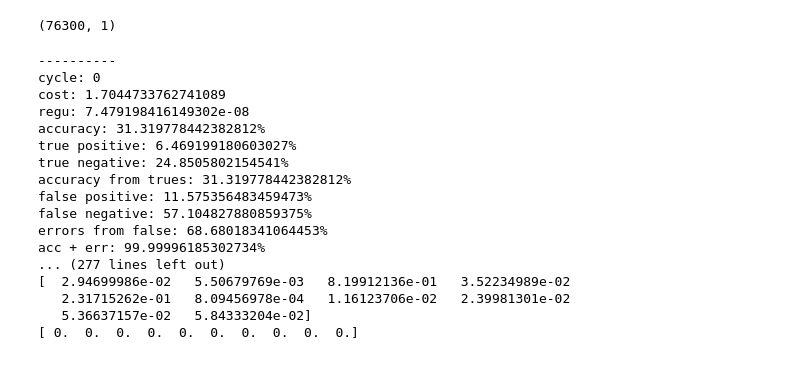
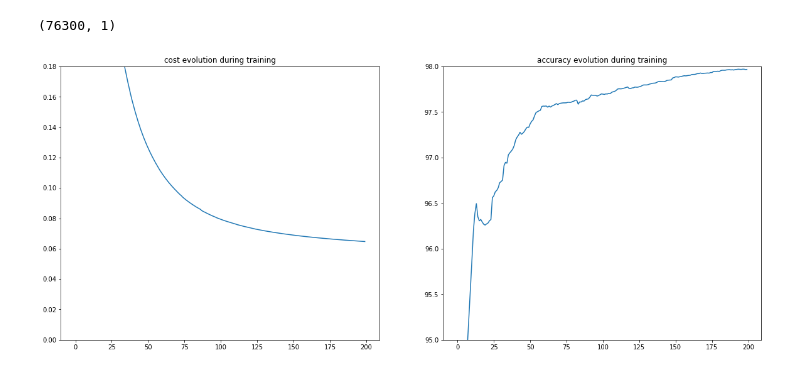
Before and after one commit to Gaasmann/sa-learner, a Jupyter notebook: sa-learner.ipynb, the cells around one changed output. Drawn from its saved outputs; the diff is of its cells as text; code cells hidden in the pictures.

Commit message:
Display basic graph on cost and accuracy evolution

```diff
--- a/sa-learner.ipynb
+++ b/sa-learner.ipynb
@@ -61,6 +64,9 @@ class SALearner:
         self.tf_h = None
         # Hyperparameters
         self.learning_rate = learning_rate
+        # Training stats
+        self.cost_data = utils.MAAcumulator(1)
+        self.accuracy_data = utils.MAAcumulator(1)
 
     def init_graph(self):
         tf.reset_default_graph()
@@ -104,9 +110,12 @@ class SALearner:
 
         self.tf_init = tf.global_variables_initializer()
 
-    def learn(self, nb_cycle, info_every_cycle):
+    def learn(self, nb_cycle, info_every_cycle, quiet=False):
         sess = tf.Session()
         sess.run(self.tf_init)
+        # reset accumulators
+        self.cost_data.reset()
+        self.accuracy_data.reset()
 
         for cycle in range(nb_cycle):
             _, cost, acc, z, data, labels, weights, bias, h, tp, tn, fp, fn, regu = sess.run([self.tf_train_step, self.tf_cost_function,
@@ -117,7 +126,11 @@ class SALearner:
                                                                               self.tf_fp, self.tf_fn,self.tf_regu],
                                 feed_dict={self.tf_data: self.dataset,
                                            self.tf_labels: self.labels})
-            if cycle % info_every_cycle == 0:
+            # data accumulation
+            self.cost_data.add(cost)
+            self.accuracy_data.add(acc)
+            if (cycle+1) % info_every_cycle == 0 and not quiet:
+                # Console printing
                 print('-' * 10)
                 print('cycle: {}'.format(cycle))
                 print('cost: {}'.format(cost))
@@ -143,22 +156,19 @@ class SALearner:
 sa_learner = SALearner(data, 30)
 # %%
 sa_learner.init_graph()
-sa_learner.learn(100000,20)
+sa_learner.learn(200,20,True)
-# %% [output]
-----------
-cycle: 0
-cost: 1.7044733762741089
-regu: 7.479198416149302e-08
-accuracy: 31.319778442382812%
-true positive: 6.469199180603027%
-true negative: 24.8505802154541%
-accuracy from trues: 31.319778442382812%
-false positive: 11.575356483459473%
-false negative: 57.104827880859375%
-errors from false: 68.68018341064453%
-acc + err: 99.99996185302734%
-... (277 lines left out)
-[  2.94699986e-02   5.50679769e-03   8.19912136e-01   3.52234989e-02
-   2.31715262e-01   8.09456978e-04   1.16123706e-02   2.39981301e-02
-   5.36637157e-02   5.84333204e-02]
-[ 0.  0.  0.  0.  0.  0.  0.  0.  0.  0.]
+# %%
+%matplotlib inline
+mpl.rcParams['figure.figsize'] = (20.0, 8.0)
+f, axarr = plt.subplots(1,2)
+# cost
+axarr[0].plot(sa_learner.cost_data.data)
+axarr[0].set_title('cost evolution during training')
+axarr[0].set_ylim(0.0,0.18)
+# accuracy
+axarr[1].plot(sa_learner.accuracy_data.data)
+axarr[1].set_title('accuracy evolution during training')
+axarr[1].set_ylim(95.0,98.0)
+plt.show()
+# %% [output]
+[figure, added]
```
Also changed, not shown: parts of 1 cell of this notebook, 1 other file.
